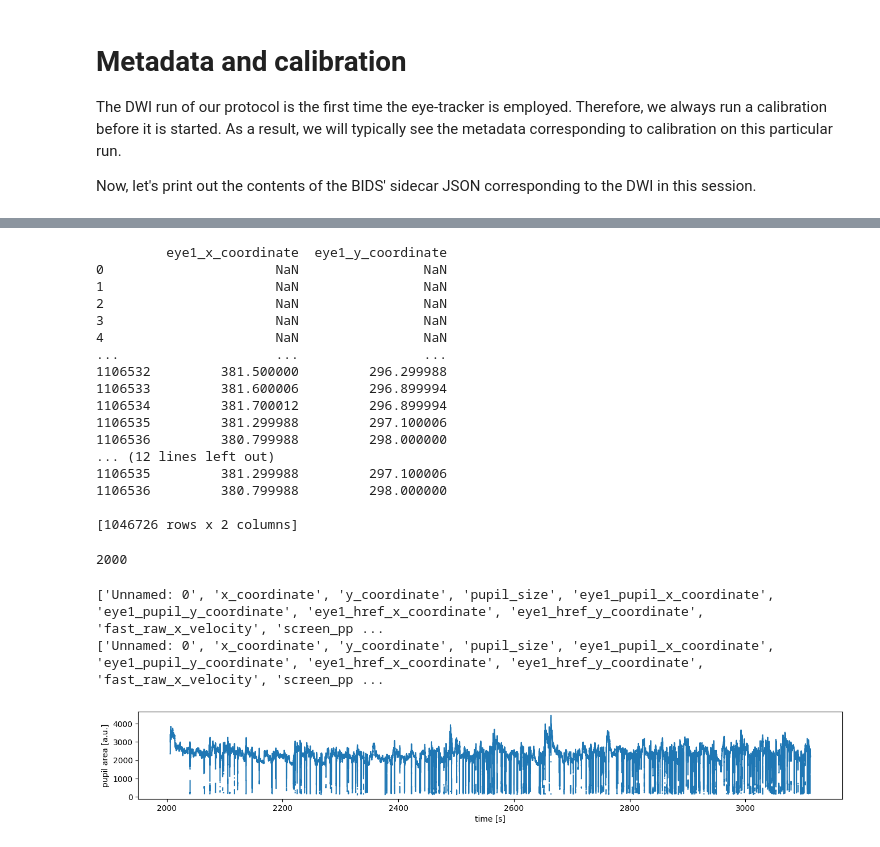
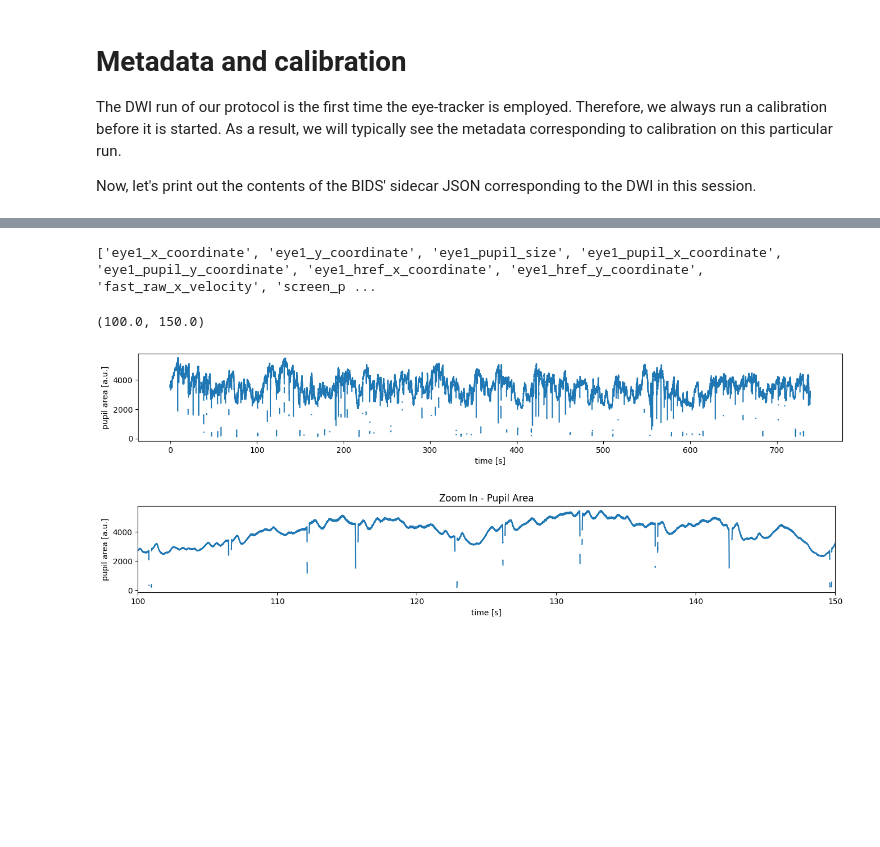
Before and after one commit to Evelyn92/hcph-sops-fork, a Jupyter notebook: code/eyetracking/QA_QC of eye-tracking data.ipynb, the cells around one changed output, grey strips where cells are left out. Saved outputs shown, nothing was run; the diff lists cells and outputs as text; code cells hidden in the pictures; blank space fills up the shorter version.

```diff
--- a/code/eyetracking/QA_QC of eye-tracking data.ipynb
+++ b/code/eyetracking/QA_QC of eye-tracking data.ipynb
@@ -28,13 +29,16 @@ from write_bids_yiwei import EyeTrackingRun, write_bids, write_bids_from_df
 The autoreload extension is already loaded. To reload it, use:
   %reload_ext autoreload
 # %%
-BIDS_PATH = Path("D:\\Eye_Dataset\\Sub001\\230928_anatomical_MREYE_study\\ET_EDF")
-session = "004"
+BIDS_PATH = Path("D:\\Eye_Dataset\\Sub003\\230928_anatomical_MREYE_study\\ET_EDF")
+FILE_NAME ='OT2'
+session = "004" #can be a string to be defined when required
+tsv_name = f"{FILE_NAME}.tsv.gz"
+gif_name = f'{FILE_NAME}.gif'
 # %%
 # Read in tsv.gz file
 # Naming convension can be modified later
 # recording_file = BIDS_PATH / "sub-001" / f"ses-{session}" / "dwi" / f"sub-001_ses-{session}_acq-highres_dir-RL_recording-eyetrack_physio.tsv.gz"
-recording_file = BIDS_PATH / "JB2.tsv.gz"
+recording_file = BIDS_PATH / tsv_name
 print(f'recording_file: {recording_file}')
 recording = pd.read_csv(
     recording_file,
@@ -111,35 +115,7 @@ print(recording)
-# %%
-data = recording[["eye1_x_coordinate", "eye1_y_coordinate"]]
-
-print(data)
-data = data[data.eye1_x_coordinate.notna() & data.eye1_y_coordinate.notna()]
-print(data)
-# %% [output]
-         eye1_x_coordinate  eye1_y_coordinate
-0                      NaN                NaN
-1                      NaN                NaN
-2                      NaN                NaN
-3                      NaN                NaN
-4                      NaN                NaN
-...                    ...                ...
-1106532         381.500000         296.299988
-1106533         381.600006         296.899994
-1106534         381.700012         296.899994
-1106535         381.299988         297.100006
-1106536         380.799988         298.000000
-... (12 lines left out)
-1106535         381.299988         297.100006
-1106536         380.799988         298.000000
-
-[1046726 rows x 2 columns]
 # %%
-metadata["StartTime"] = 2000
-print(metadata["StartTime"] )
 t_axis = (
-    recording.timestamp.values - metadata["StartTime"]
+    recording.timestamp.values - recording.timestamp[0]
 ) / metadata["SamplingFrequency"]
-# %% [output]
-2000
 # %%
 print(metadata["Columns"])
 recording = recording.rename(
@@ -154,21 +130,33 @@ recording = recording.rename(
     )
 
 metadata["Columns"] = recording.columns.tolist()
-print(metadata["Columns"])
+# print(metadata["Columns"])
 # %% [output]
-['Unnamed: 0', 'x_coordinate', 'y_coordinate', 'pupil_size', 'eye1_pupil_x_coordinate', 'eye1_pupil_y_coordinate', 'eye1_href_x_coordinate', 'eye1_href_y_coordinate', 'fast_raw_x_velocity', 'screen_pp ...
-['Unnamed: 0', 'x_coordinate', 'y_coordinate', 'pupil_size', 'eye1_pupil_x_coordinate', 'eye1_pupil_y_coordinate', 'eye1_href_x_coordinate', 'eye1_href_y_coordinate', 'fast_raw_x_velocity', 'screen_pp ...
+['eye1_x_coordinate', 'eye1_y_coordinate', 'eye1_pupil_size', 'eye1_pupil_x_coordinate', 'eye1_pupil_y_coordinate', 'eye1_href_x_coordinate', 'eye1_href_y_coordinate', 'fast_raw_x_velocity', 'screen_p ...
 # %%
 fig = plt.figure(figsize=(16, 2))
 plt.plot(
     t_axis,
     recording["pupil_size"].values,
 )
 
 plt.xlabel("time [s]")
 plt.ylabel("pupil area [a.u.]");
+
+fig = plt.figure(figsize=(16, 2))
+plt.plot(
+    t_axis,
+    recording["pupil_size"].values,
+)
+plt.title("Zoom In - Pupil Area")
+plt.xlabel("time [s]")
+plt.ylabel("pupil area [a.u.]")
+# JB1 (100, 150)
+plt.xlim((100, 150))
 # %% [output]
+(100.0, 150.0)
-[figure, old version]
+[figure, new version]
+[figure, added]
 # %%
 fig = plt.figure(figsize=(16, 2))
 plt.plot(
```
Also changed, not shown: parts of 22 cells of this notebook, 4 other files.
